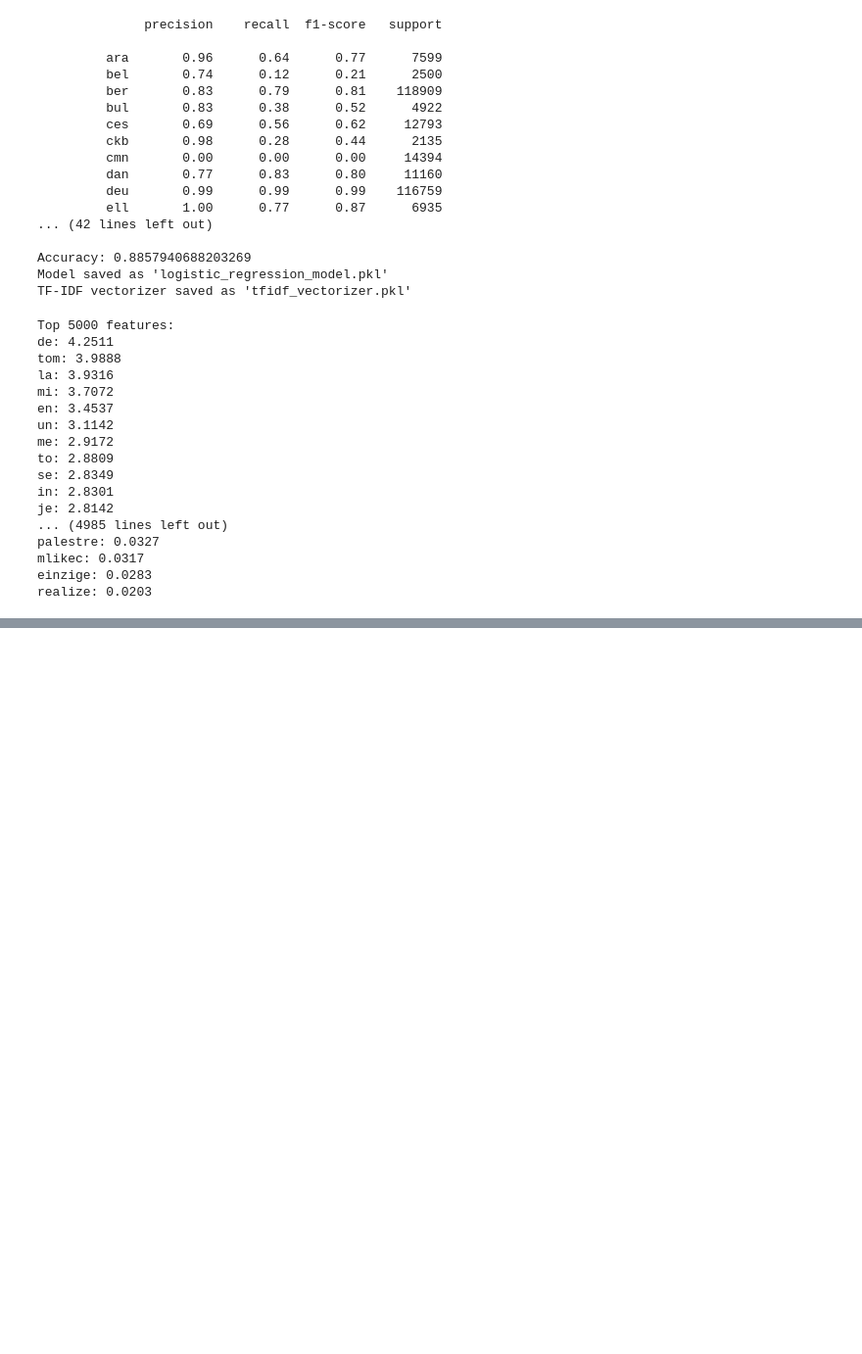
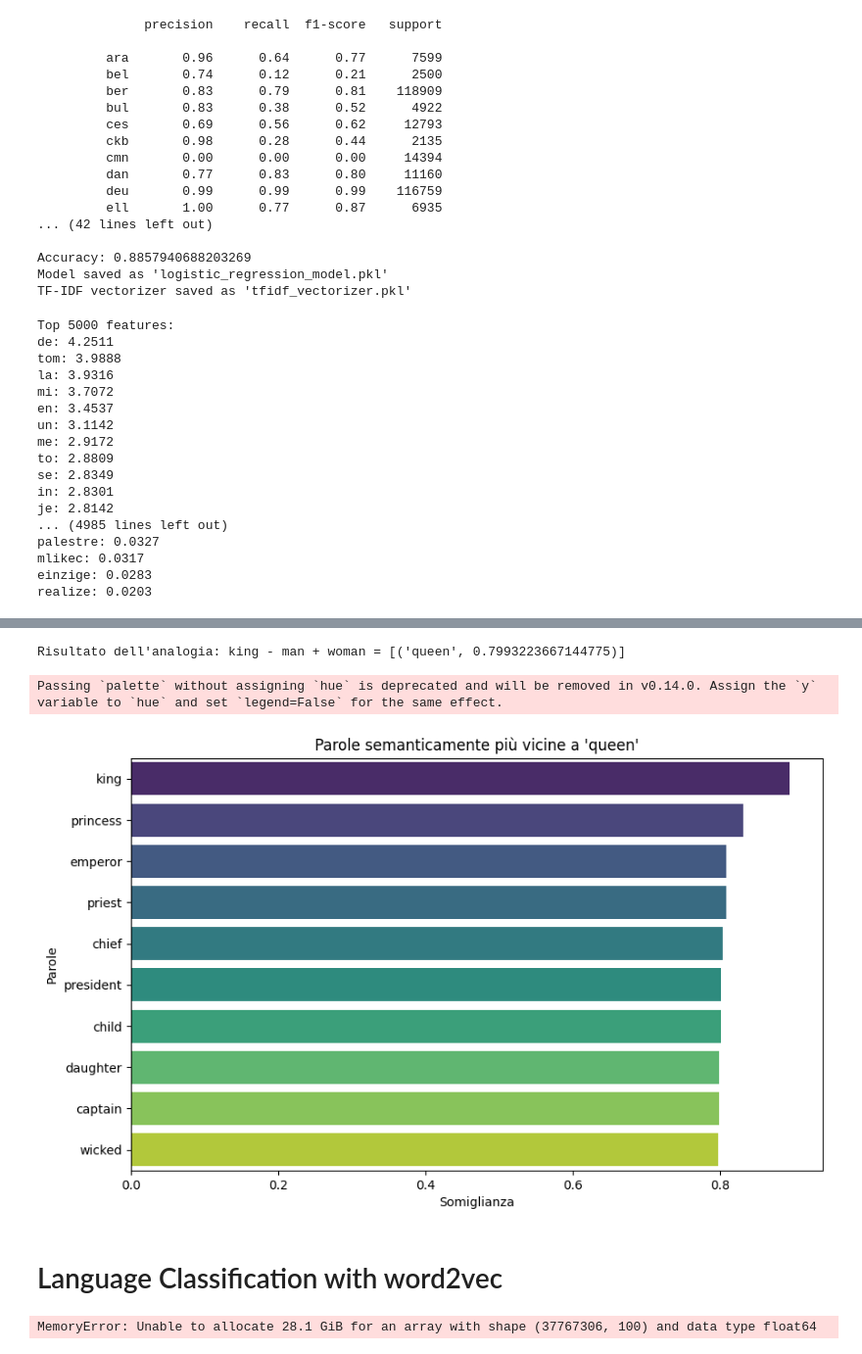
Before and after one commit to saveriodieni/Data-Mining-2024-25, a Jupyter notebook: projDM.ipynb, the cells around one changed output, grey strips where cells are left out. Shown at 98% size. Drawn from its saved outputs; the diff is of its cells as text; code cells hidden in the pictures; blank space fills up the shorter version.

```diff
--- a/projDM.ipynb
+++ b/projDM.ipynb
@@ -846,0 +1046,24 @@ if __name__ == "__main__":
+# %%
+# Esempio di analogia
+analogy = model.wv.most_similar(positive=['king', 'woman'], negative=['man'], topn=1)
+print("Risultato dell'analogia: king - man + woman =", analogy)
+
+# Visualizzazione (opzionale)
+word = analogy[0][0]
+similar_words = model.wv.most_similar(word, topn=10)
+
+# Creare un barplot per visualizzare il risultato
+similar_df = pd.DataFrame(similar_words, columns=['Word', 'Similarity'])
+
+plt.figure(figsize=(10, 6))
+sns.barplot(x='Similarity', y='Word', data=similar_df, palette='viridis')
+plt.title(f"Parole semanticamente più vicine a '{word}'")
+plt.xlabel("Somiglianza")
+plt.ylabel("Parole")
+plt.show()
+# %% [output]
+Risultato dell'analogia: king - man + woman = [('queen', 0.7993223667144775)]
+Passing `palette` without assigning `hue` is deprecated and will be removed in v0.14.0. Assign the `y` variable to `hue` and set `legend=False` for the same effect.
+[figure, added]
+# %% [markdown]
+# Language Classification with word2vec
@@ -846,0 +1096,18 @@ if __name__ == "__main__":
+# %%
+
+
+# Suddividere i dati in training e test set
+X_train, X_test, y_train, y_test = train_test_split(X, y_encoded, test_size=0.2, random_state=42, stratify=y_encoded)
+
+# Allenare il modello di Logistic Regression
+lr_model = LogisticRegression(max_iter=100, random_state=42, multi_class='multinomial', solver='lbfgs')
+lr_model.fit(X_train, y_train)
+
+# Valutare il modello
+y_pred = lr_model.predict(X_test)
+accuracy = accuracy_score(y_test, y_pred)
+print(f"Accuracy: {accuracy:.2f}")
+print("\nClassification Report:\n")
+print(classification_report(y_test, y_pred, target_names=label_encoder.classes_))
+# %% [output]
+MemoryError: Unable to allocate 28.1 GiB for an array with shape (37767306, 100) and data type float64
```
Also changed, not shown: parts of 18 cells of this notebook, 8 other files.
